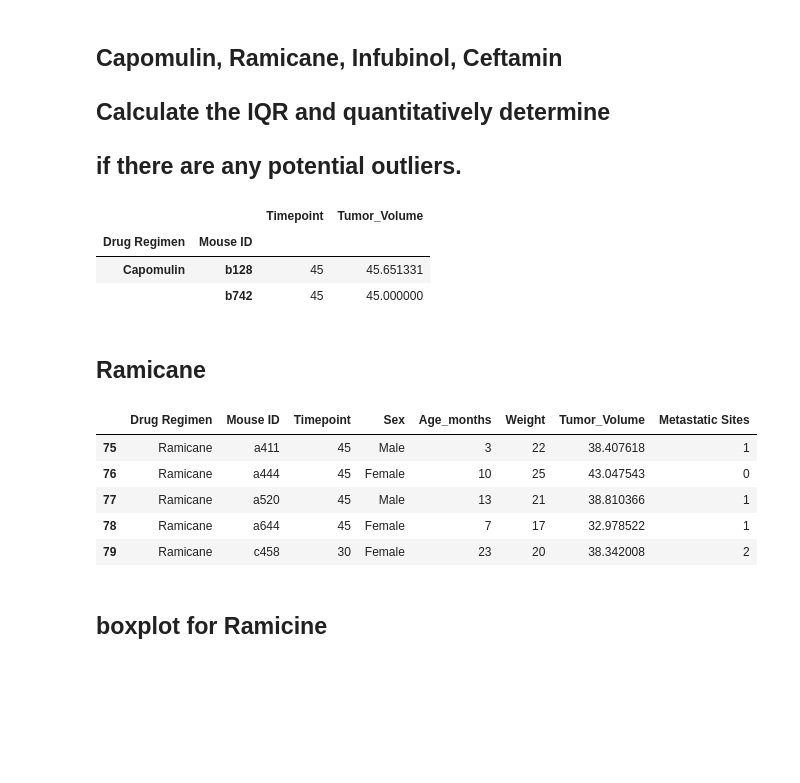
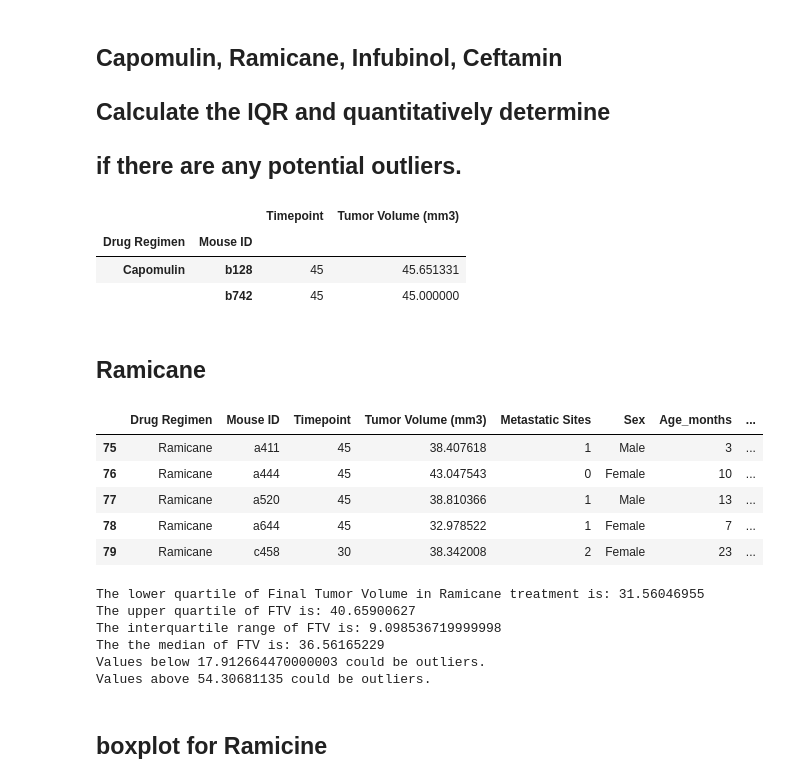
Before and after one commit to JonesInformatics/Matplotlib-Challenge, a Jupyter notebook: main.ipynb, the cells around one changed output. Drawn from its saved outputs; the diff is of its cells as text; code cells hidden in the pictures; blank space fills up the shorter version.

```diff
--- a/main.ipynb
+++ b/main.ipynb
@@ -5,6 +5,7 @@ import pandas as pd
 import scipy.stats as st
 from scipy.stats import sem
 import numpy as np
+from scipy.stats import linregress
 
 # Study data files
 mouse_metadata = "../data/Mouse_metadata.csv" #Desktop/DataViz/homework/matplotlib-challenge/data/Mouse_metadata.csv
@@ -13,8 +14,7 @@ study_results = "../data/Study_results.csv"
 # Read the mouse data and the study results
 mouse_metadata = pd.read_csv(mouse_metadata)
 study_results = pd.read_csv(study_results)
+
+combo = pd.merge(study_results, mouse_metadata, how="left", on = "Mouse ID")
 # %% [markdown]
 # summary combined table
-# %%
-combo.columns = ['Mouse ID','Drug Regimen','Sex','Age_months','Weight','Timepoint','Tumor_Volume','Metastatic Sites']
-combo.head()
@@ -202,12 +308,12 @@ plot.head(1)
 # %%
 # find unqiue mice
 mice = combo.groupby("Drug Regimen")["Mouse ID"].count()
 mice
 
-times = combo.groupby(["Drug Regimen","Mouse ID"])["Timepoint","Tumor_Volume"].max()
+times = combo.groupby(["Drug Regimen","Mouse ID"])["Timepoint","Tumor Volume (mm3)"].max()
 times.head(2)
 # %% [output]
-|  |  | Timepoint | Tumor_Volume |
+|  |  | Timepoint | Tumor Volume (mm3) |
 | Drug Regimen | Mouse ID |  |  |
 | Capomulin | b128 | 45 | 45.651331 |
 |  | b742 | 45 | 45.000000 |
@@ -218,16 +324,16 @@ times.head(2)
 Ramicane = plot.loc[(plot["Drug Regimen"] == "Ramicane")]
 Ramicane.head()
 # %% [output]
-|  | Drug Regimen | Mouse ID | Timepoint | Sex | Age_months | Weight | Tumor_Volume | Metastatic Sites |
-| 75 | Ramicane | a411 | 45 | Male | 3 | 22 | 38.407618 | 1 |
-| 76 | Ramicane | a444 | 45 | Female | 10 | 25 | 43.047543 | 0 |
-| 77 | Ramicane | a520 | 45 | Male | 13 | 21 | 38.810366 | 1 |
-| 78 | Ramicane | a644 | 45 | Female | 7 | 17 | 32.978522 | 1 |
-| 79 | Ramicane | c458 | 30 | Female | 23 | 20 | 38.342008 | 2 |
+|  | Drug Regimen | Mouse ID | Timepoint | Tumor Volume (mm3) | Metastatic Sites | Sex | Age_months | ... |
+| 75 | Ramicane | a411 | 45 | 38.407618 | 1 | Male | 3 | ... |
+| 76 | Ramicane | a444 | 45 | 43.047543 | 0 | Female | 10 | ... |
+| 77 | Ramicane | a520 | 45 | 38.810366 | 1 | Male | 13 | ... |
+| 78 | Ramicane | a644 | 45 | 32.978522 | 1 | Female | 7 | ... |
+| 79 | Ramicane | c458 | 30 | 38.342008 | 2 | Female | 23 | ... |
 # %%
 #find quartlies of final tumor volume in Ramican treatment
 
-quartiles = Ramicane['Tumor_Volume'].quantile([.25,.5,.75])
+quartiles = Ramicane['Tumor Volume (mm3)'].quantile([.25,.5,.75])
 lowerq = quartiles[0.25]
 upperq = quartiles[0.75]
 iqr = upperq-lowerq
@@ -241,6 +347,13 @@ lower_bound = lowerq - (1.5*iqr)
 upper_bound = upperq + (1.5*iqr)
 print(f"Values below {lower_bound} could be outliers.")
 print(f"Values above {upper_bound} could be outliers.")
+# %% [output]
+The lower quartile of Final Tumor Volume in Ramicane treatment is: 31.56046955
+The upper quartile of FTV is: 40.65900627
+The interquartile range of FTV is: 9.098536719999998
+The the median of FTV is: 36.56165229
+Values below 17.912664470000003 could be outliers.
+Values above 54.30681135 could be outliers.
 # %% [markdown]
 ## boxplot for Ramicine
 # %%
```
Also changed, not shown: parts of 39 cells of this notebook.
